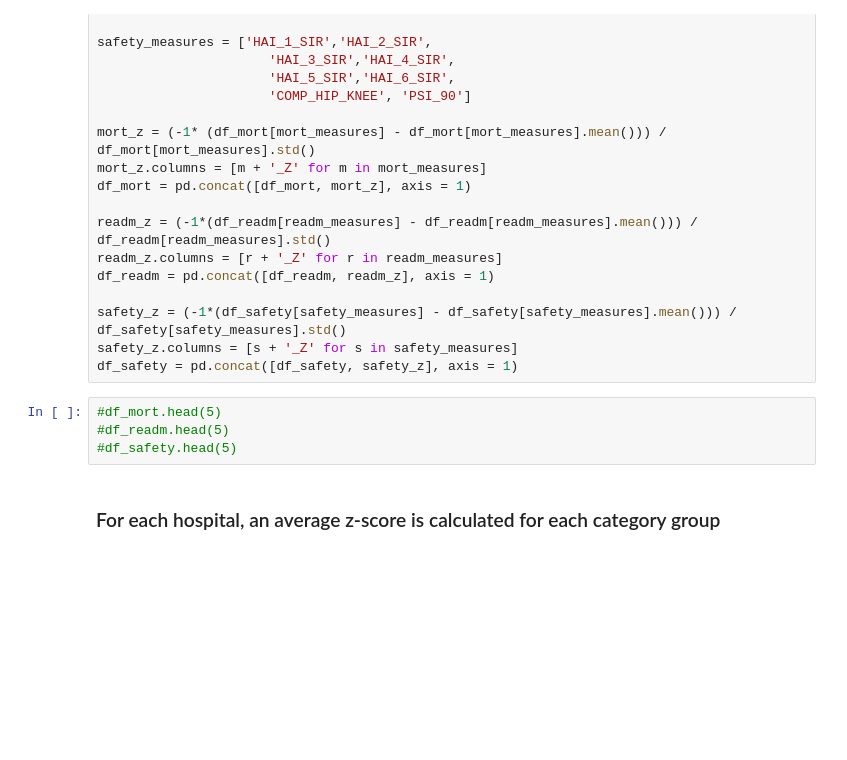
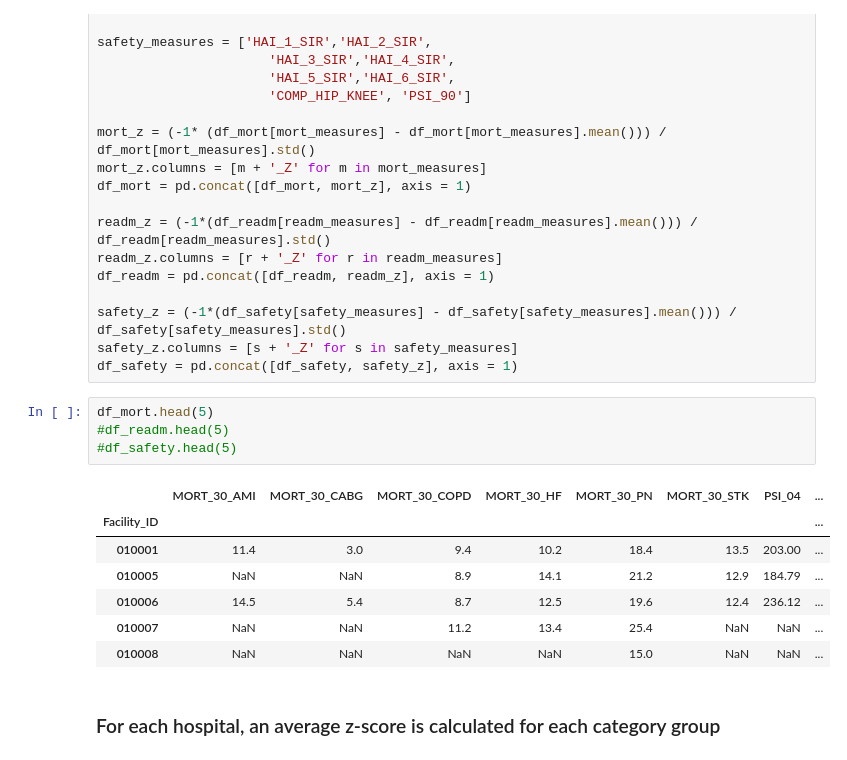
Before and after one commit to KabiraL/Hospital_Assessment, a Jupyter notebook: Notebooks/Hospital_Scoring.ipynb, the cells around one changed output. Cells and saved outputs as stored; diff of their text form; blank space fills up the shorter version.

```diff
--- a/Notebooks/Hospital_Scoring.ipynb
+++ b/Notebooks/Hospital_Scoring.ipynb
@@ -153,9 +211,17 @@ safety_z = (-1*(df_safety[safety_measures] - df_safety[safety_measures].mean()))
 safety_z.columns = [s + '_Z' for s in safety_measures]
 df_safety = pd.concat([df_safety, safety_z], axis = 1)
 # %%
-#df_mort.head(5)
+df_mort.head(5)
 #df_readm.head(5)
 #df_safety.head(5)
+# %% [output]
+|  | MORT_30_AMI | MORT_30_CABG | MORT_30_COPD | MORT_30_HF | MORT_30_PN | MORT_30_STK | PSI_04 | ... |
+| Facility_ID |  |  |  |  |  |  |  | ... |
+| 010001 | 11.4 | 3.0 | 9.4 | 10.2 | 18.4 | 13.5 | 203.00 | ... |
+| 010005 | NaN | NaN | 8.9 | 14.1 | 21.2 | 12.9 | 184.79 | ... |
+| 010006 | 14.5 | 5.4 | 8.7 | 12.5 | 19.6 | 12.4 | 236.12 | ... |
+| 010007 | NaN | NaN | 11.2 | 13.4 | 25.4 | NaN | NaN | ... |
+| 010008 | NaN | NaN | NaN | NaN | 15.0 | NaN | NaN | ... |
 # %% [markdown]
 ### For each hospital, an average z-score is calculated for each category group
 # %%
```
Also changed, not shown: parts of 21 cells of this notebook.
